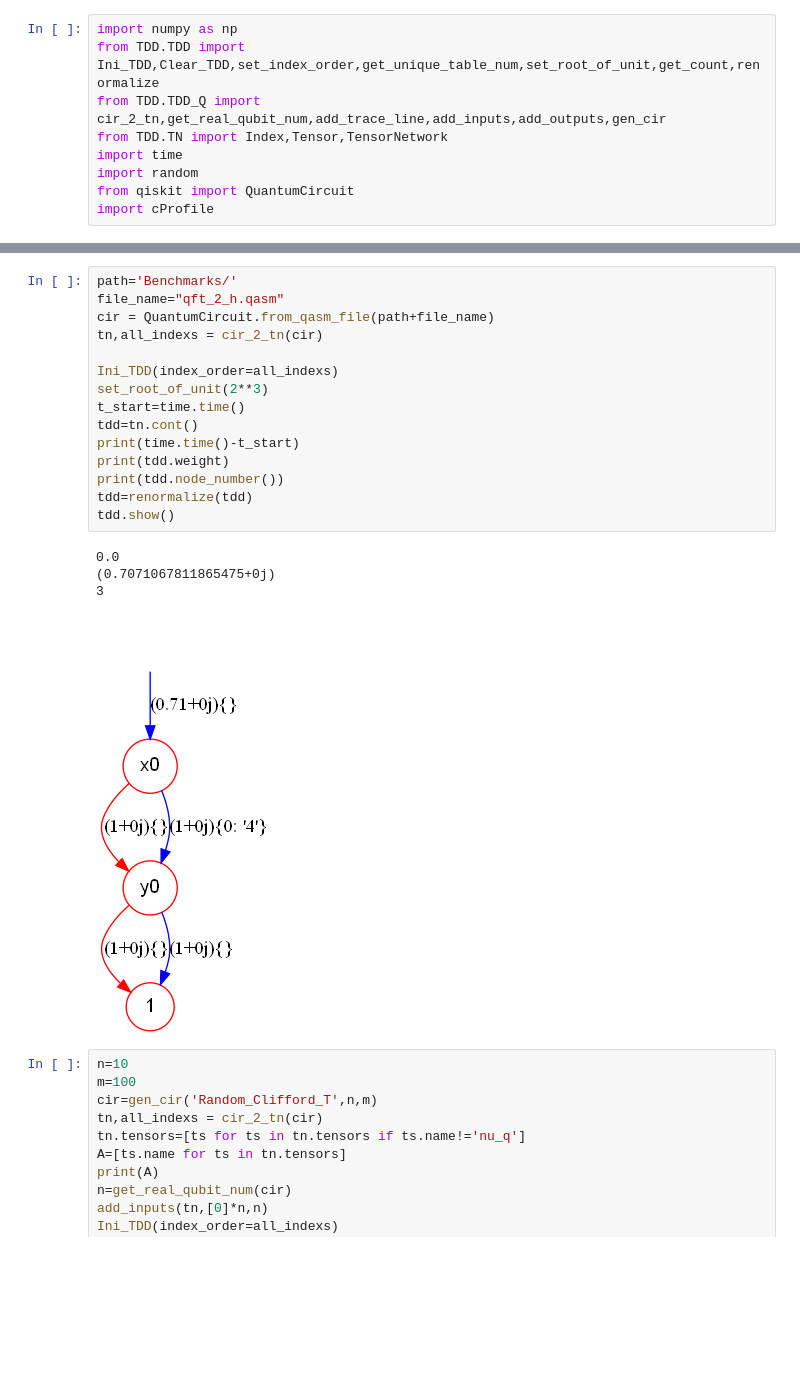
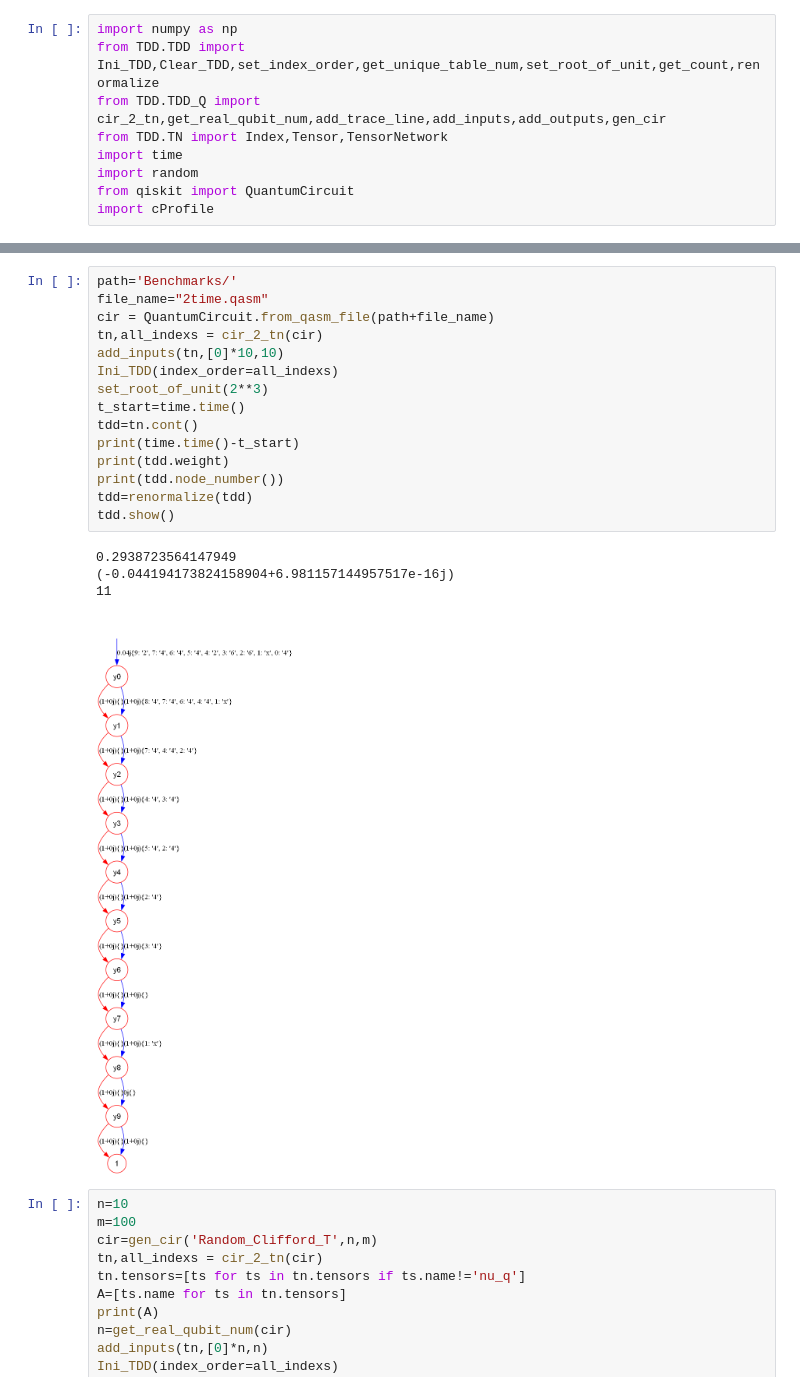
Before and after one commit to Veriqc/LimTDD, a Jupyter notebook: Test.ipynb, the cells around one changed output, grey strips where cells are left out. Cells and saved outputs as stored; diff of their text form; blank space fills up the shorter version.

```diff
--- a/Test.ipynb
+++ b/Test.ipynb
@@ -26,23 +26,23 @@ ts1.tdd().show()
 # %%
 path='Benchmarks/'
-file_name="qft_2_h.qasm"
+file_name="2time.qasm"
 cir = QuantumCircuit.from_qasm_file(path+file_name)
 tn,all_indexs = cir_2_tn(cir)
-
+add_inputs(tn,[0]*10,10)
 Ini_TDD(index_order=all_indexs)
 set_root_of_unit(2**3)
 t_start=time.time()
 tdd=tn.cont()
 print(time.time()-t_start)
 print(tdd.weight)
 print(tdd.node_number())
 tdd=renormalize(tdd)
 tdd.show()
 # %% [output]
-0.0
-(0.7071067811865475+0j)
-3
+0.2938723564147949
+(-0.044194173824158904+6.981157144957517e-16j)
+11
-[figure, old version]
+[figure, new version]
 # %%
 n=10
 m=100
```
Also changed, not shown: parts of 1 cell of this notebook, 4 other files.
